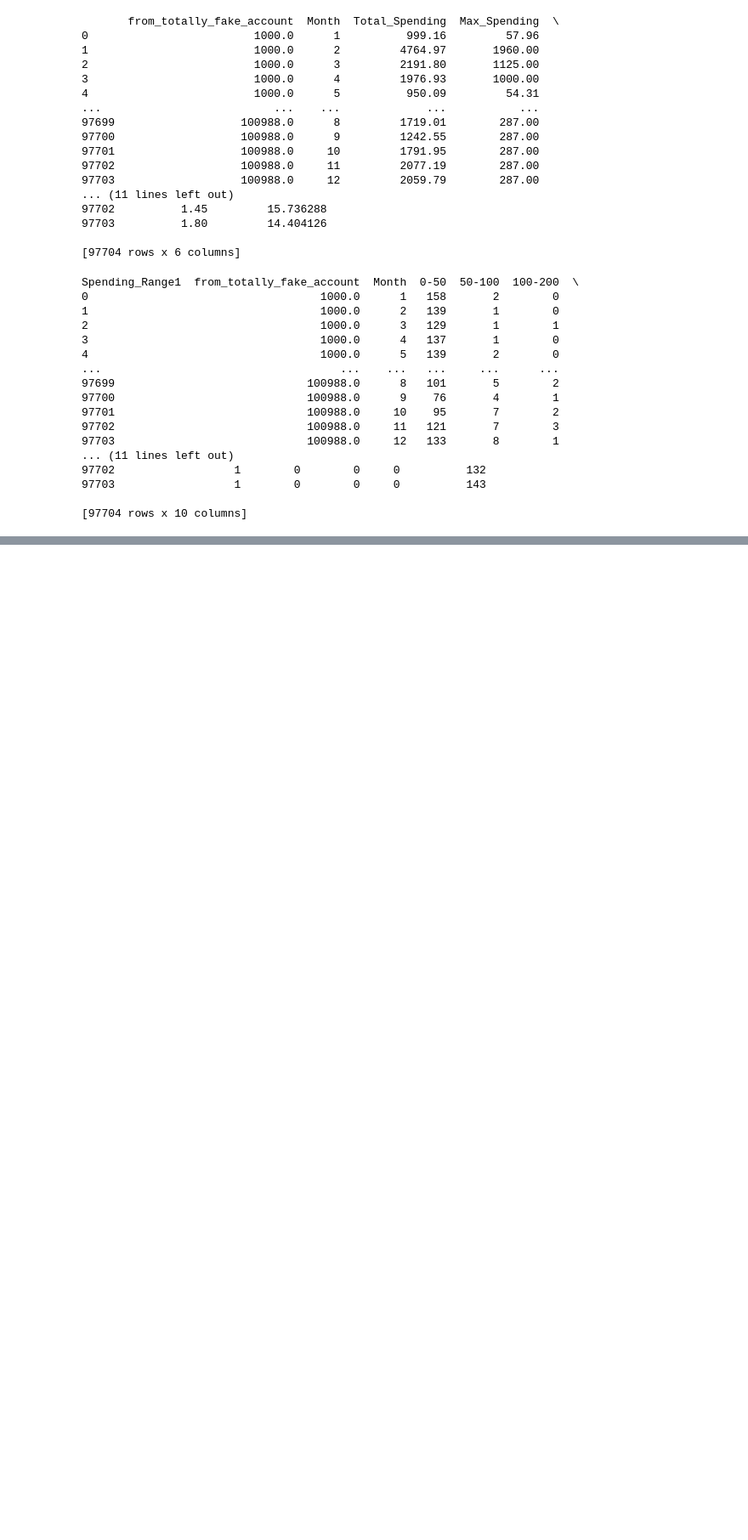
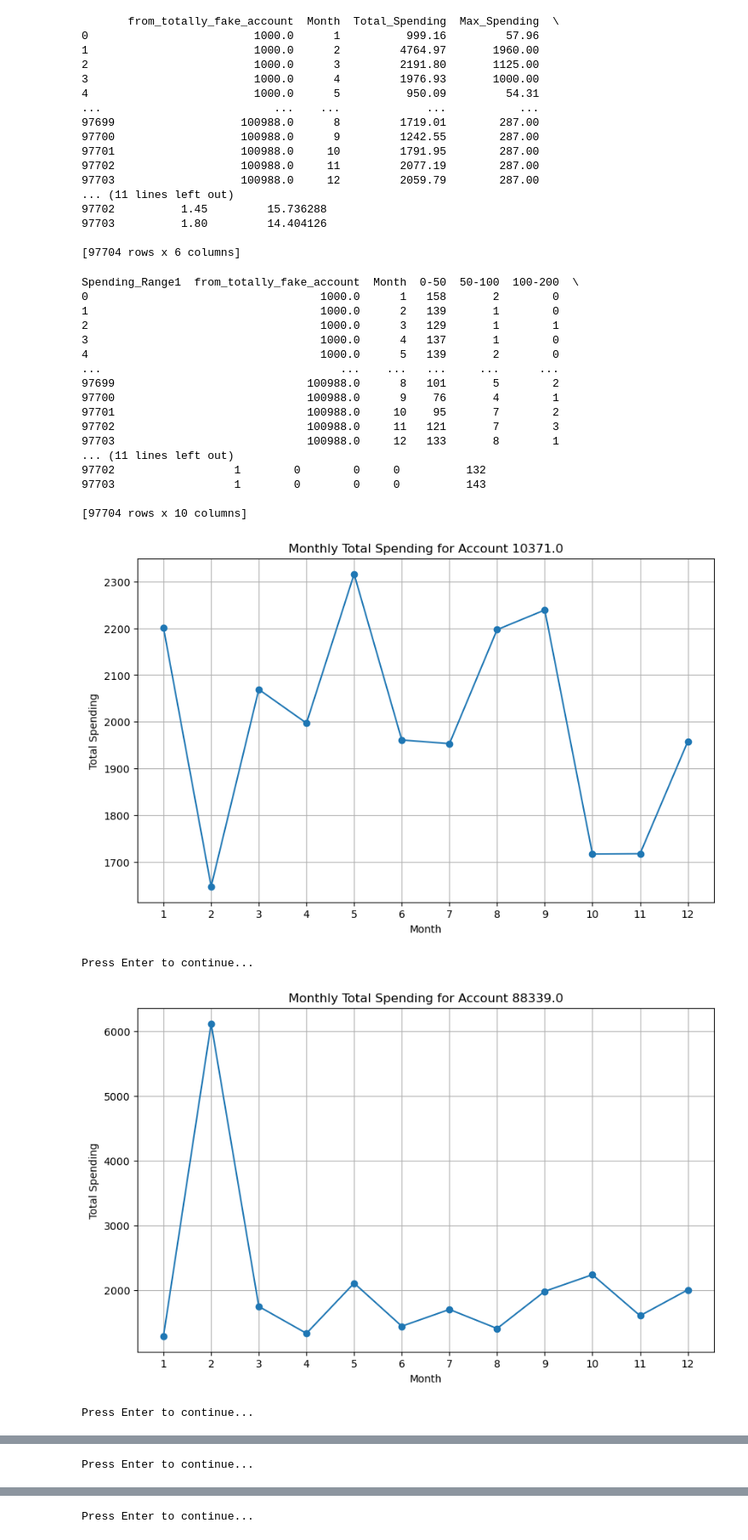
Before and after one commit to UoB-DSMP-2023-24/dsmp-2024-group-33, a Jupyter notebook: Account.ipynb, the cells around one changed output, grey strips where cells are left out. Shown at 85% size. Drawn from its saved outputs; the diff is of its cells as text; code cells hidden in the pictures; blank space fills up the shorter version.

```diff
--- a/Account.ipynb
+++ b/Account.ipynb
@@ -183,3 +184,39 @@ Spending_Range1  from_totally_fake_account  Month  0-50  50-100  100-200  \
 97703                  1        0        0     0          143
 
 [97704 rows x 10 columns]
+# %%
+import pandas as pd
+import matplotlib.pyplot as plt
+
+
+csv_file_path = '/Users/liwenxuan/data.csv'
+data = pd.read_csv(csv_file_path)
+
+data['date'] = pd.to_datetime(data['not_happened_yet_date'])
+
+data['Month'] = data['date'].dt.month
+
+all_accounts = data['from_totally_fake_account'].unique()
+
+for account in all_accounts:
+
+    account_data = data[data['from_totally_fake_account'] == account]
+
+    monthly_total_spending = account_data.groupby('Month')['monopoly_money_amount'].sum()
+
+    plt.figure(figsize=(10, 6))
+    plt.plot(monthly_total_spending.index, monthly_total_spending.values, marker='o', linestyle='-')
+    plt.title('Monthly Total Spending for Account {}'.format(account))
+    plt.xlabel('Month')
+    plt.ylabel('Total Spending')
+    plt.xticks(range(1, 13))
+    plt.grid(True)
+    plt.show()
+
+
+    input("Press Enter to continue...")
+# %% [output]
+[figure, added]
+Press Enter to continue...
+[figure, added]
+Press Enter to continue...
@@ -185,0 +224 @@ Spending_Range1  from_totally_fake_account  Month  0-50  50-100  100-200  \
+Press Enter to continue...
@@ -185,0 +226 @@ Spending_Range1  from_totally_fake_account  Month  0-50  50-100  100-200  \
+Press Enter to continue...
```
Also changed, not shown: parts of 4 cells of this notebook.
